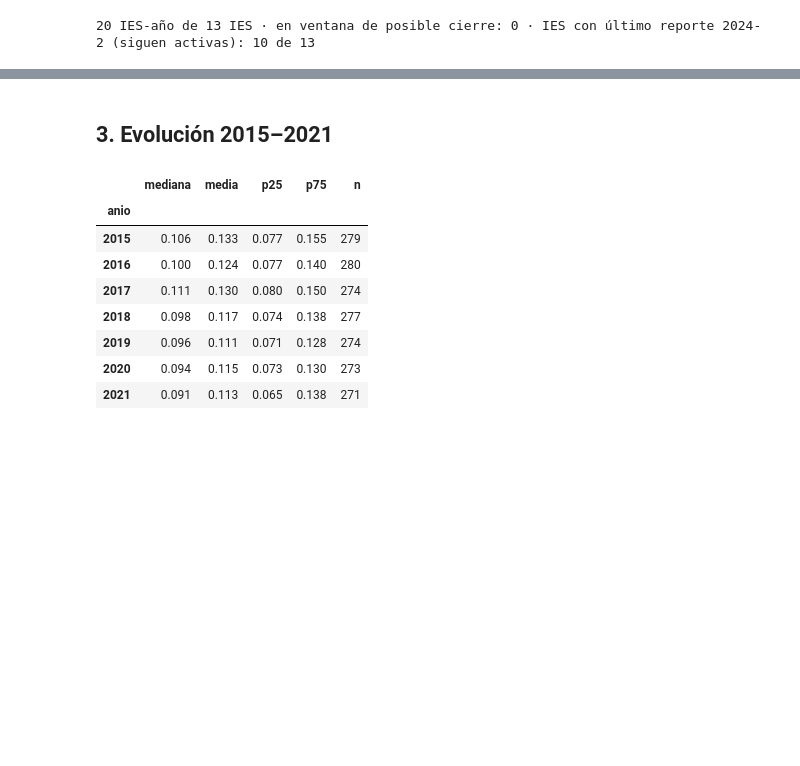
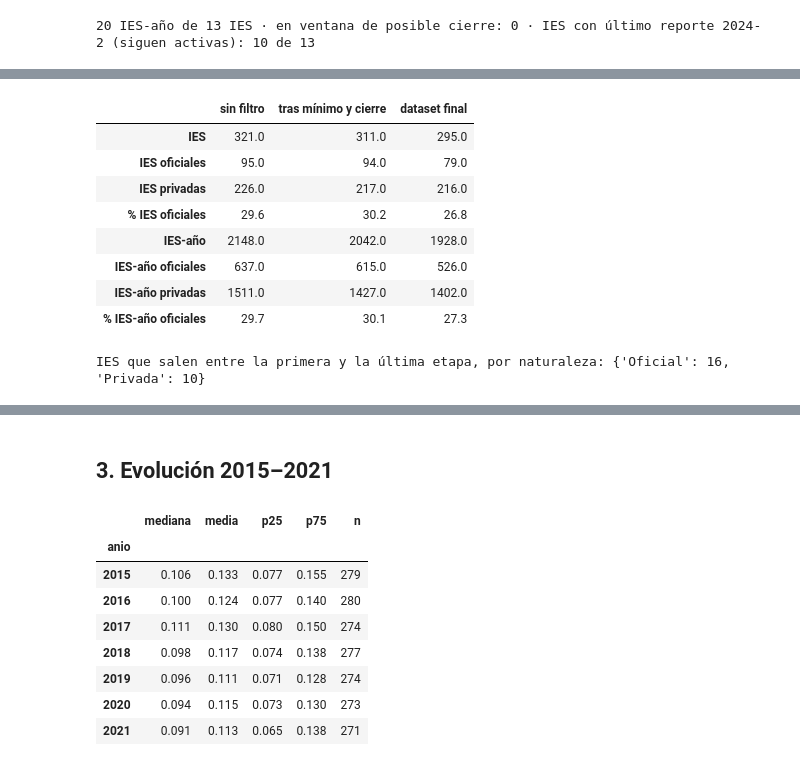
Before and after one commit to miguelmendez04/ProyectoAprendizajeAutomatico, a Jupyter notebook: notebooks/01_eda.ipynb, the cells around one changed output, grey strips where cells are left out. Saved outputs shown, nothing was run; the diff lists cells and outputs as text; code cells hidden in the pictures; blank space fills up the shorter version.

```diff
--- a/notebooks/01_eda.ipynb
+++ b/notebooks/01_eda.ipynb
@@ -289,0 +297,31 @@ Ratio SPADIES / SNIES en el dataset final (IES-año con ambos datos):
+# %%
+from src.integrate.build import sede_por_ies
+
+sede, _ = sede_por_ies(pd.read_csv(ROOT / cfg["rutas"]["interim"] / "snies_catalogo.csv", dtype=str))
+naturaleza_ies = sede.set_index("cod_ies")["sector"].map({"1": "Oficial", "2": "Privada"})
+
+def composicion(tabla):
+    nat = tabla["cod_ies"].map(naturaleza_ies)
+    por_ies = nat.groupby(tabla["cod_ies"]).first().value_counts()
+    por_fila = nat.value_counts()
+    return pd.Series({"IES": tabla["cod_ies"].nunique(), "IES oficiales": por_ies.get("Oficial", 0), "IES privadas": por_ies.get("Privada", 0),
+                      "% IES oficiales": 100 * por_ies.get("Oficial", 0) / tabla["cod_ies"].nunique(),
+                      "IES-año": len(tabla), "IES-año oficiales": por_fila.get("Oficial", 0), "IES-año privadas": por_fila.get("Privada", 0),
+                      "% IES-año oficiales": 100 * por_fila.get("Oficial", 0) / len(tabla)})
+
+etapas = pd.DataFrame({"sin filtro": composicion(sin_filtro), "tras mínimo y cierre": composicion(con_cierre),
+                       "dataset final": composicion(df)})
+display(etapas.round(1))
+perdidas = sin_filtro.drop_duplicates("cod_ies").loc[~sin_filtro.drop_duplicates("cod_ies")["cod_ies"].isin(df["cod_ies"]), "cod_ies"]
+print("IES que salen entre la primera y la última etapa, por naturaleza:", perdidas.map(naturaleza_ies).value_counts().to_dict())
+# %% [output]
+|  | sin filtro | tras mínimo y cierre | dataset final |
+| IES | 321.0 | 311.0 | 295.0 |
+| IES oficiales | 95.0 | 94.0 | 79.0 |
+| IES privadas | 226.0 | 217.0 | 216.0 |
+| % IES oficiales | 29.6 | 30.2 | 26.8 |
+| IES-año | 2148.0 | 2042.0 | 1928.0 |
+| IES-año oficiales | 637.0 | 615.0 | 526.0 |
+| IES-año privadas | 1511.0 | 1427.0 | 1402.0 |
+| % IES-año oficiales | 29.7 | 30.1 | 27.3 |
+IES que salen entre la primera y la última etapa, por naturaleza: {'Oficial': 16, 'Privada': 10}
```
Also changed, not shown: parts of 10 cells of this notebook, 13 other files.
